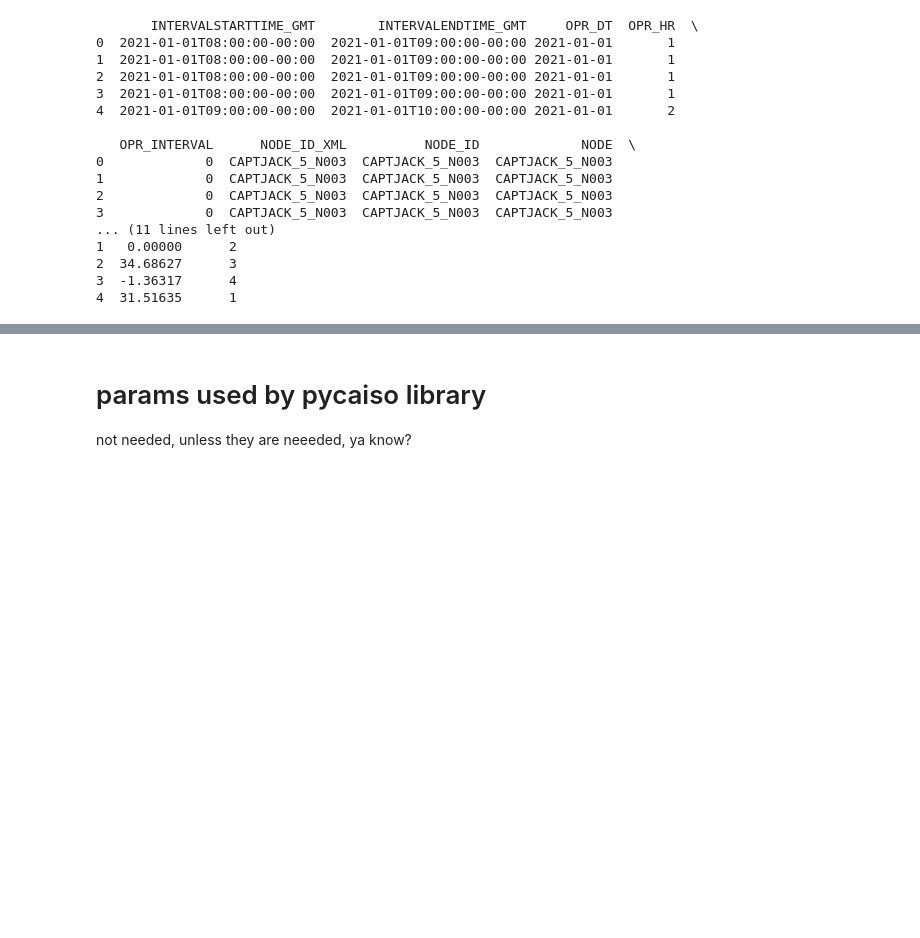
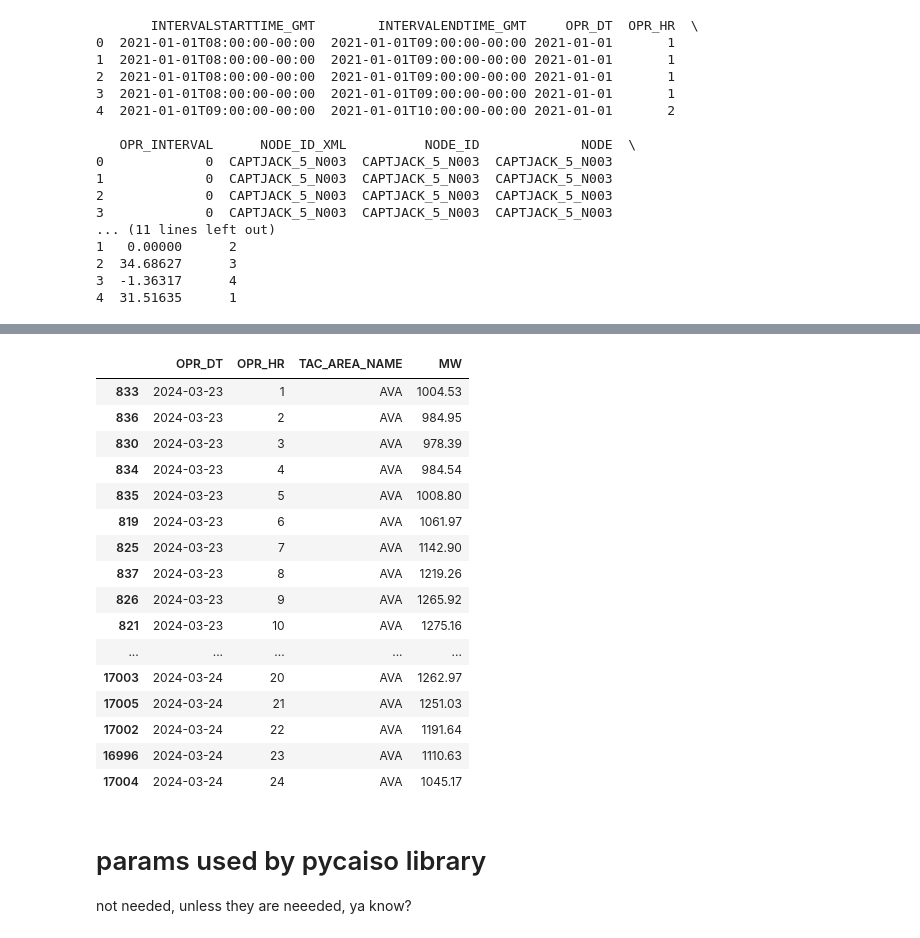
Before and after one commit to denny-lehman/ev_charging, a Jupyter notebook: data/caiso.ipynb, the cells around one changed output, grey strips where cells are left out. Saved outputs shown, nothing was run; the diff lists cells and outputs as text; code cells hidden in the pictures; blank space fills up the shorter version.

```diff
--- a/data/caiso.ipynb
+++ b/data/caiso.ipynb
@@ -83,3 +99,24 @@ df
+# %%
+cols = ['OPR_DT', 'OPR_HR','TAC_AREA_NAME', 'MW']
+df.loc[(df['MARKET_RUN_ID'] == '7DA') & (df['TAC_AREA_NAME'] == 'AVA') , cols].sort_values(by=['OPR_DT', 'OPR_HR'])
+# %% [output]
+|  | OPR_DT | OPR_HR | TAC_AREA_NAME | MW |
+| 833 | 2024-03-23 | 1 | AVA | 1004.53 |
+| 836 | 2024-03-23 | 2 | AVA | 984.95 |
+| 830 | 2024-03-23 | 3 | AVA | 978.39 |
+| 834 | 2024-03-23 | 4 | AVA | 984.54 |
+| 835 | 2024-03-23 | 5 | AVA | 1008.80 |
+| 819 | 2024-03-23 | 6 | AVA | 1061.97 |
+| 825 | 2024-03-23 | 7 | AVA | 1142.90 |
+| 837 | 2024-03-23 | 8 | AVA | 1219.26 |
+| 826 | 2024-03-23 | 9 | AVA | 1265.92 |
+| 821 | 2024-03-23 | 10 | AVA | 1275.16 |
+| ... | ... | ... | ... | ... |
+| 17003 | 2024-03-24 | 20 | AVA | 1262.97 |
+| 17005 | 2024-03-24 | 21 | AVA | 1251.03 |
+| 17002 | 2024-03-24 | 22 | AVA | 1191.64 |
+| 16996 | 2024-03-24 | 23 | AVA | 1110.63 |
+| 17004 | 2024-03-24 | 24 | AVA | 1045.17 |
 # %% [markdown]
 # params used by pycaiso library
 not needed, unless they are neeeded, ya know?
```
Also changed, not shown: parts of 3 cells of this notebook.
